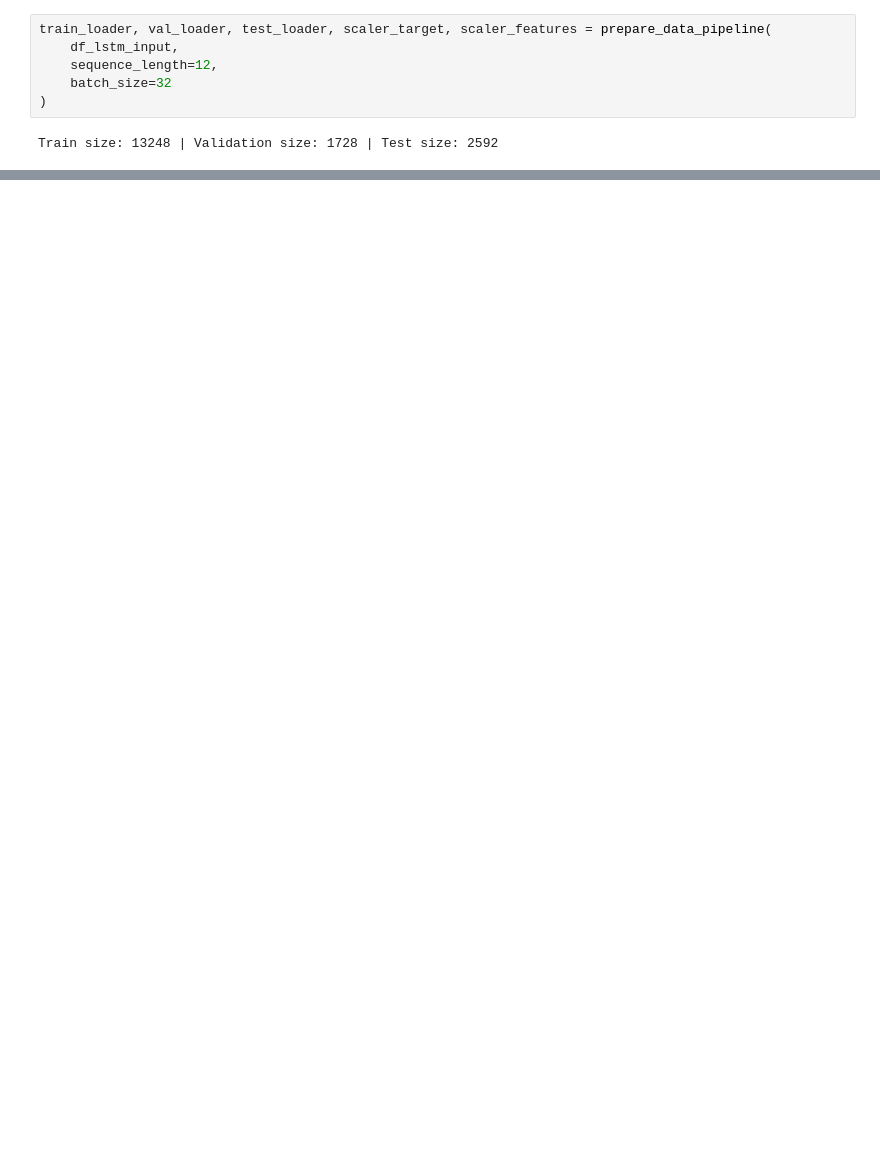
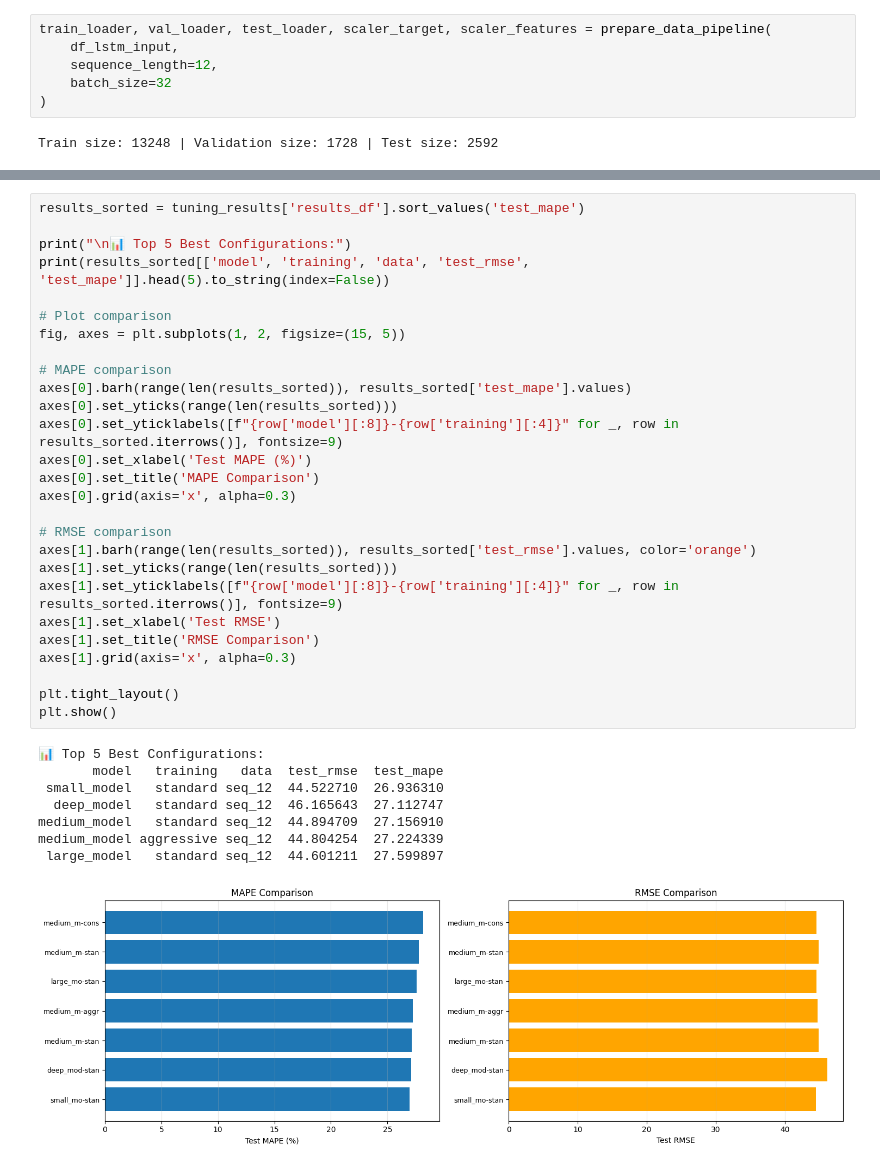
Before and after one commit to phamducuong05/Autoscaling-Analysis, a Jupyter notebook: notebooks/experimental/duccuong_lstm.ipynb, the cells around one changed output, grey strips where cells are left out. Drawn from its saved outputs; the diff is of its cells as text; blank space fills up the shorter version.

```diff
--- a/notebooks/experimental/duccuong_lstm.ipynb
+++ b/notebooks/experimental/duccuong_lstm.ipynb
@@ -455 +751,37 @@ Train size: 13248 | Validation size: 1728 | Test size: 2592
+# %%
+results_sorted = tuning_results['results_df'].sort_values('test_mape')
+
+print("\n📊 Top 5 Best Configurations:")
+print(results_sorted[['model', 'training', 'data', 'test_rmse', 'test_mape']].head(5).to_string(index=False))
+
+# Plot comparison
+fig, axes = plt.subplots(1, 2, figsize=(15, 5))
+
+# MAPE comparison
+axes[0].barh(range(len(results_sorted)), results_sorted['test_mape'].values)
+axes[0].set_yticks(range(len(results_sorted)))
+axes[0].set_yticklabels([f"{row['model'][:8]}-{row['training'][:4]}" for _, row in results_sorted.iterrows()], fontsize=9)
+axes[0].set_xlabel('Test MAPE (%)')
+axes[0].set_title('MAPE Comparison')
+axes[0].grid(axis='x', alpha=0.3)
+
+# RMSE comparison
+axes[1].barh(range(len(results_sorted)), results_sorted['test_rmse'].values, color='orange')
+axes[1].set_yticks(range(len(results_sorted)))
+axes[1].set_yticklabels([f"{row['model'][:8]}-{row['training'][:4]}" for _, row in results_sorted.iterrows()], fontsize=9)
+axes[1].set_xlabel('Test RMSE')
+axes[1].set_title('RMSE Comparison')
+axes[1].grid(axis='x', alpha=0.3)
+
+plt.tight_layout()
+plt.show()
+# %% [output]
+📊 Top 5 Best Configurations:
+       model   training   data  test_rmse  test_mape
+ small_model   standard seq_12  44.522710  26.936310
+  deep_model   standard seq_12  46.165643  27.112747
+medium_model   standard seq_12  44.894709  27.156910
+medium_model aggressive seq_12  44.804254  27.224339
+ large_model   standard seq_12  44.601211  27.599897
+[figure, added]
 # %%
```
Also changed, not shown: parts of 17 cells of this notebook, 20 other files.
